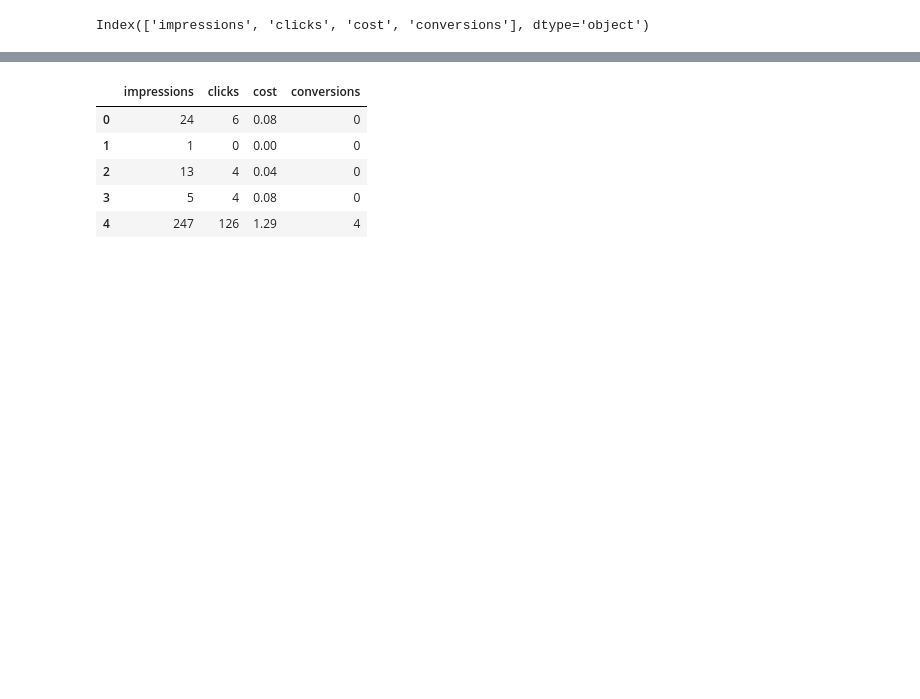
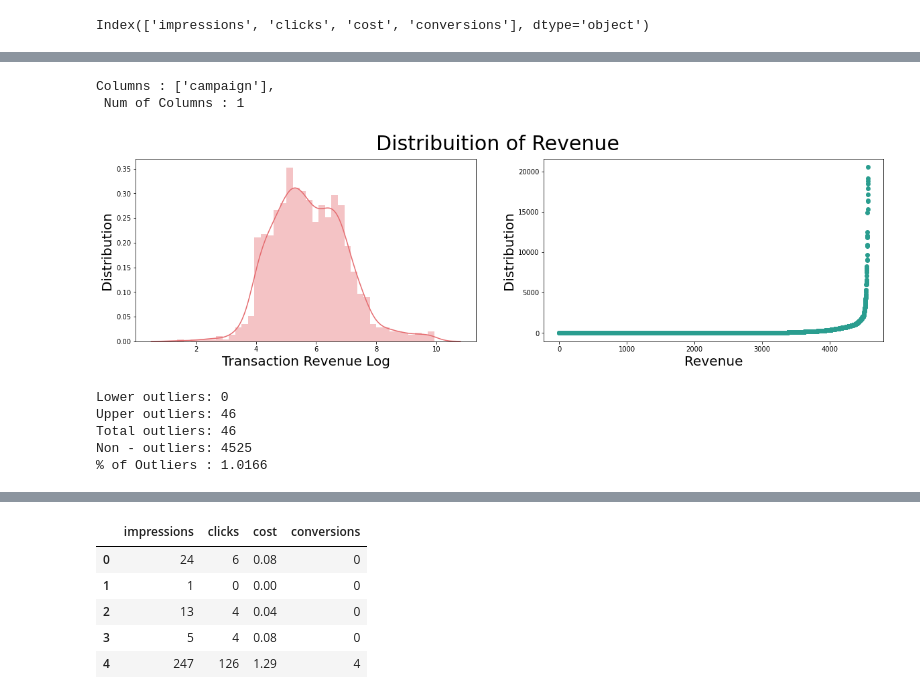
Before and after one commit to bitanb1999/Summer-Analytics-2021, a Jupyter notebook: SA.ipynb, the cells around one changed output, grey strips where cells are left out. Saved outputs shown, nothing was run; the diff lists cells and outputs as text; code cells hidden in the pictures; blank space fills up the shorter version.

```diff
--- a/SA.ipynb
+++ b/SA.ipynb
@@ -143,3 +147,18 @@ Table Shape (318, 8)
 train.columns[4:-1]
 # %% [output]
 Index(['impressions', 'clicks', 'cost', 'conversions'], dtype='object')
+# %%
+from datetime import datetime
+
+# This function is to extract date features
+def date_process(df):
+    df["date"] = pd.to_datetime(df["date"]) # seting the column as pandas datetime
+    df["weekday"] = df['date'].dt.weekday #extracting week day
+    df["day"] = df['date'].dt.day # extracting day
+    df["month"] = df['date'].dt.month # extracting day
+    df["year"] = df['date'].dt.year # extracting day
+
+    return df
+
+train = date_process(train)
+test = date_process(test)
@@ -145,0 +183,9 @@ Index(['impressions', 'clicks', 'cost', 'conversions'], dtype='object')
+# %%
+constant_columns = [col for col in train.columns if train[col].nunique() == 1]
+print(f'Columns : {constant_columns}, \n Num of Columns : {len(constant_columns)}')
+
+
+train.drop(constant_columns, axis=1, inplace=True)
+# %% [output]
+Columns : ['campaign'],
+ Num of Columns : 1
@@ -145,0 +194,16 @@ Index(['impressions', 'clicks', 'cost', 'conversions'], dtype='object')
+# %%
+fig = plt.figure(figsize=(20,5))
+plt.suptitle('Distribuition of Revenue', fontsize=30)
+
+ax1 = fig.add_subplot(121)
+_ = sns.distplot(np.log(train[train['revenue'] > 0]["revenue"]), bins=40,color='#e56b6f', ax=ax1)
+_ = ax1.set_ylabel('Distribution', fontsize=20)
+_ = ax1.set_xlabel('Transaction Revenue Log', fontsize=20)
+
+
+ax2 = fig.add_subplot(122)
+_ = plt.scatter(range(train.shape[0]), np.sort(train['revenue'].values), color='#2a9d8f')
+_ = ax2.set_ylabel('Distribution', fontsize=20)
+_ = ax2.set_xlabel('Revenue', fontsize=20)
+# %% [output]
+[figure, added]
@@ -145,0 +252,8 @@ Index(['impressions', 'clicks', 'cost', 'conversions'], dtype='object')
+# %%
+CalOutliers(train['revenue'])
+# %% [output]
+Lower outliers: 0
+Upper outliers: 46
+Total outliers: 46
+Non - outliers: 4525
+% of Outliers : 1.0166
```
Also changed, not shown: parts of 21 cells of this notebook.
